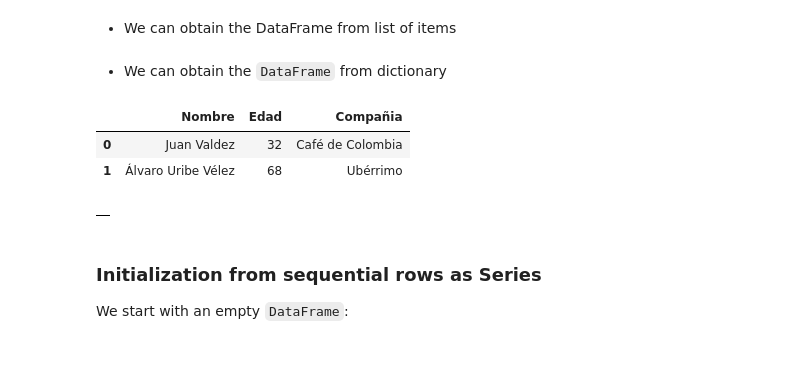
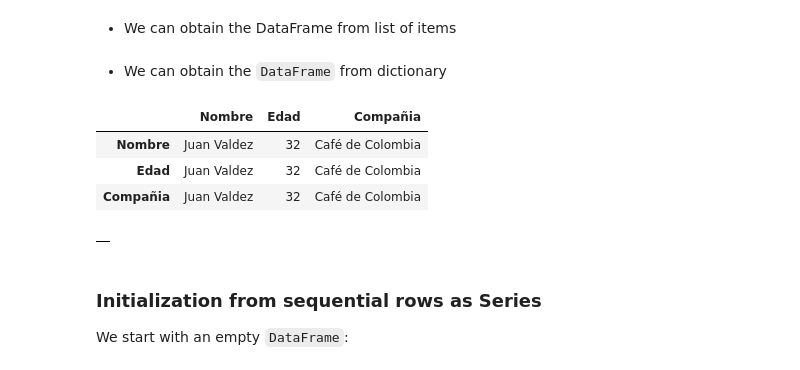
Before and after one commit to restrepo/ComputationalMethods, a Jupyter notebook: material/Pandas.ipynb, the cells around one changed output. Saved outputs shown, nothing was run; the diff lists cells and outputs as text; code cells hidden in the pictures.

```diff
--- a/material/Pandas.ipynb
+++ b/material/Pandas.ipynb
@@ -311,13 +290,14 @@ pd.DataFrame({'Nombre'   : ['Juan Valdez','Álvaro Uribe Vélez'],
 # %% [markdown]
 * We can obtain the `DataFrame` from dictionary
 # %%
-pd.DataFrame( [{'Nombre':'Juan Valdez',        'Edad': 32   ,'Compañia':'Café de Colombia'      },
-               {'Nombre':'Álvaro Uribe Vélez', 'Edad': 68   ,'Compañia':'Ubérrimo'}]
+pd.DataFrame( {'Nombre':'Juan Valdez',        'Edad': 32   ,'Compañia':'Café de Colombia'      },
+              {'Nombre':'Álvaro Uribe Vélez', 'Edad': 65   ,'Compañia':'Senado de la República'}
             )
 # %% [output]
 |  | Nombre | Edad | Compañia |
-| 0 | Juan Valdez | 32 | Café de Colombia |
-| 1 | Álvaro Uribe Vélez | 68 | Ubérrimo |
+| Nombre | Juan Valdez | 32 | Café de Colombia |
+| Edad | Juan Valdez | 32 | Café de Colombia |
+| Compañia | Juan Valdez | 32 | Café de Colombia |
 # %%
 df=pd.DataFrame()
 df
```
Also changed, not shown: parts of 15 cells of this notebook, 1 other file.
